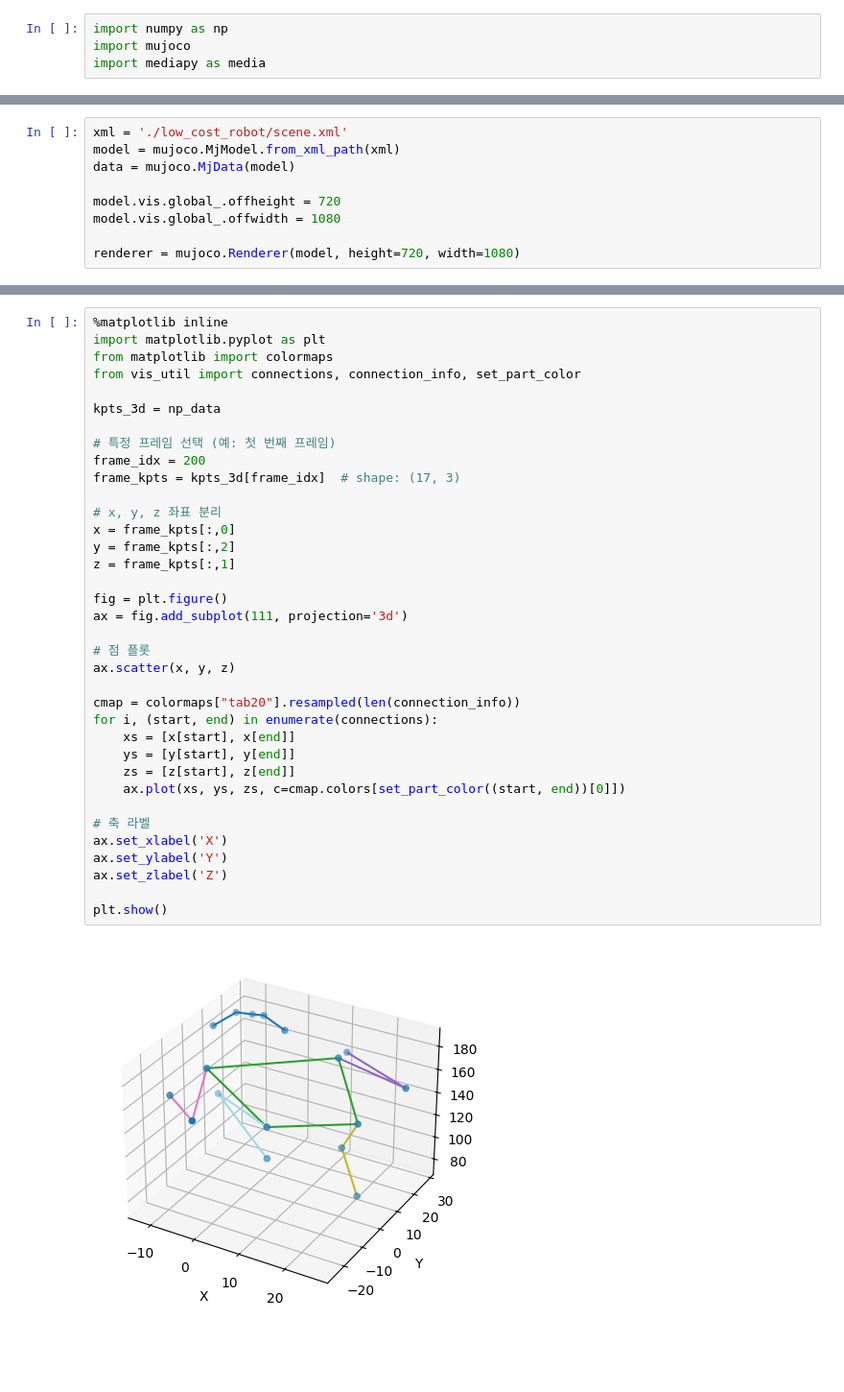
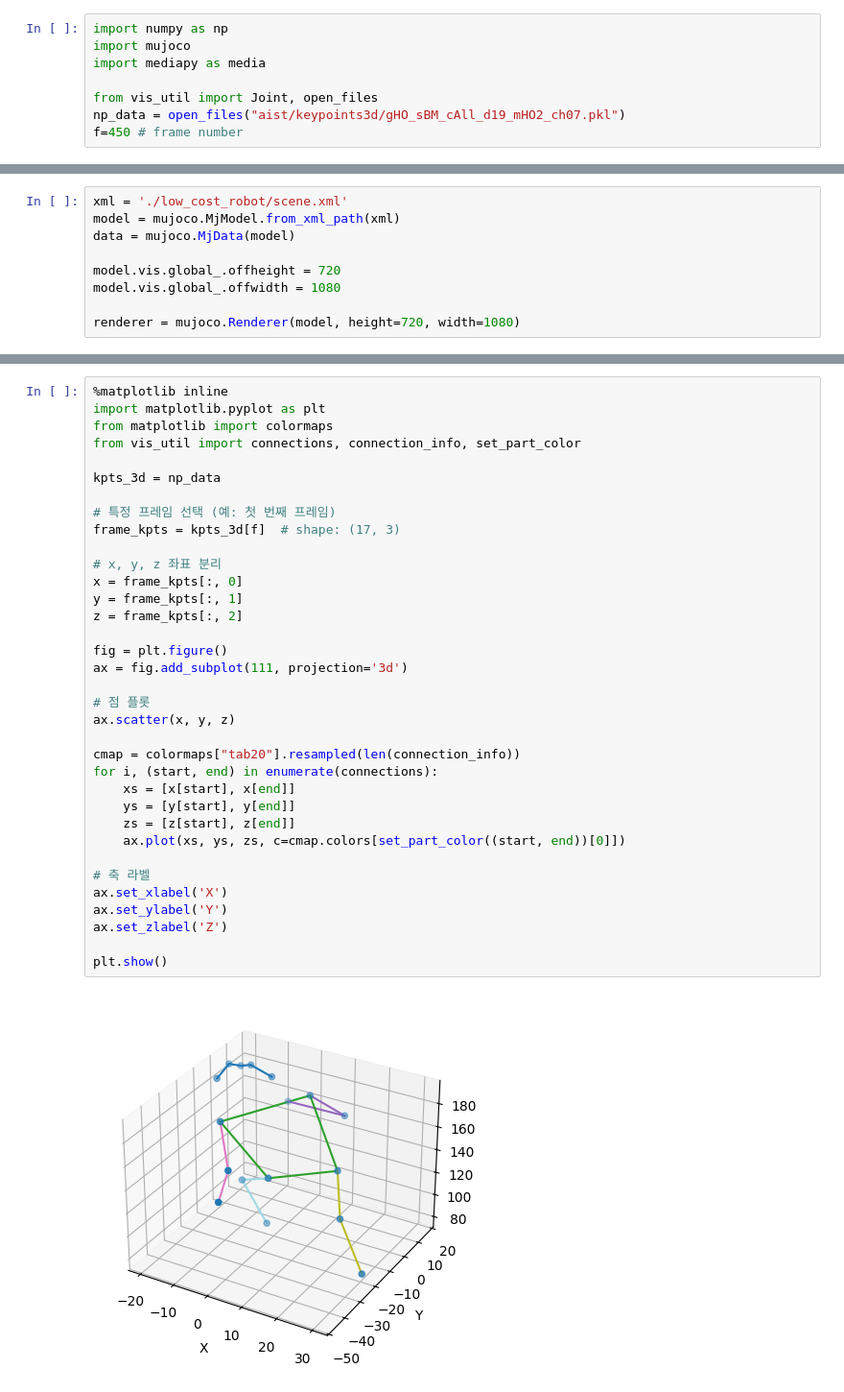
Before and after one commit to gwannuu/HRI, a Jupyter notebook: robot_dancing.ipynb, the cells around one changed output, grey strips where cells are left out. Shown at 96% size. Drawn from its saved outputs; the diff is of its cells as text; blank space fills up the shorter version.

```diff
--- a/robot_dancing.ipynb
+++ b/robot_dancing.ipynb
@@ -2,3 +2,7 @@
 import numpy as np
 import mujoco
 import mediapy as media
+
+from vis_util import Joint, open_files
+np_data = open_files("aist/keypoints3d/gHO_sBM_cAll_d19_mHO2_ch07.pkl")
+f=450 # frame number
@@ -61,36 +216,35 @@ print(np_data.shape)
 import matplotlib.pyplot as plt
 from matplotlib import colormaps
 from vis_util import connections, connection_info, set_part_color
 
 kpts_3d = np_data
 
 # 특정 프레임 선택 (예: 첫 번째 프레임)
-frame_idx = 200
-frame_kpts = kpts_3d[frame_idx]  # shape: (17, 3)
+frame_kpts = kpts_3d[f]  # shape: (17, 3)
 
 # x, y, z 좌표 분리
-x = frame_kpts[:,0]
-y = frame_kpts[:,2]
-z = frame_kpts[:,1]
+x = frame_kpts[:, 0]
+y = frame_kpts[:, 1]
+z = frame_kpts[:, 2]
 
 fig = plt.figure()
 ax = fig.add_subplot(111, projection='3d')
 
 # 점 플롯
 ax.scatter(x, y, z)
 
 cmap = colormaps["tab20"].resampled(len(connection_info))
 for i, (start, end) in enumerate(connections):
     xs = [x[start], x[end]]
     ys = [y[start], y[end]]
     zs = [z[start], z[end]]
     ax.plot(xs, ys, zs, c=cmap.colors[set_part_color((start, end))[0]])
 
 # 축 라벨
 ax.set_xlabel('X')
 ax.set_ylabel('Y')
 ax.set_zlabel('Z')
 
 plt.show()
 # %% [output]
-[figure, old version]
+[figure, new version]
```
Also changed, not shown: parts of 33 cells of this notebook, 1 other file.
